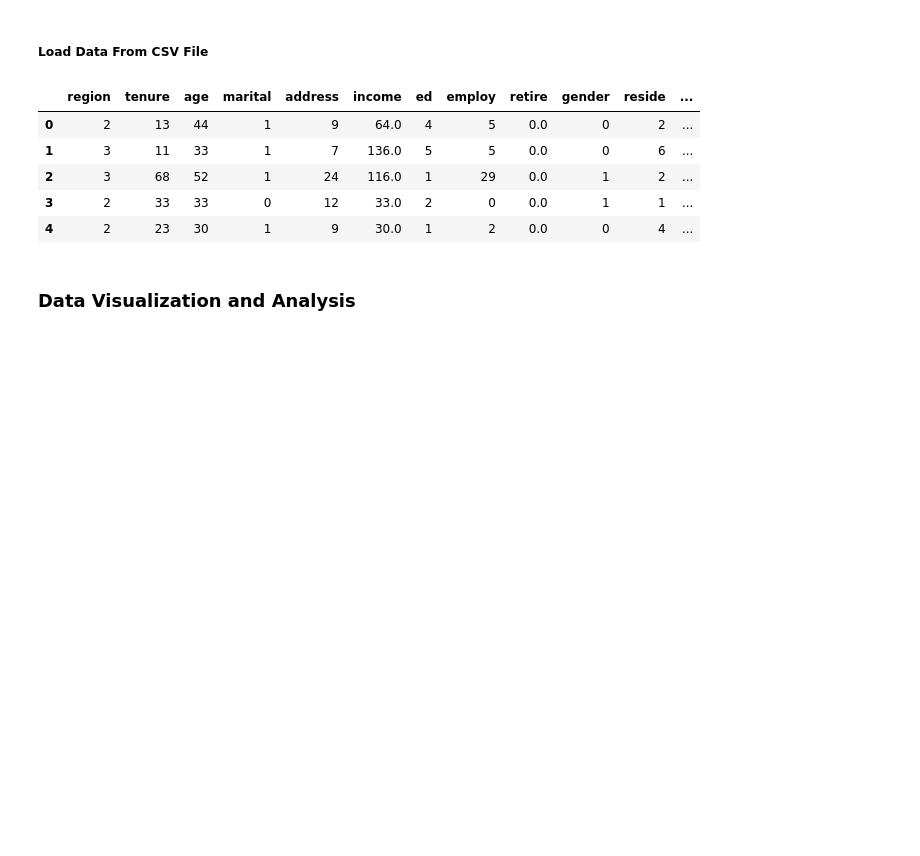
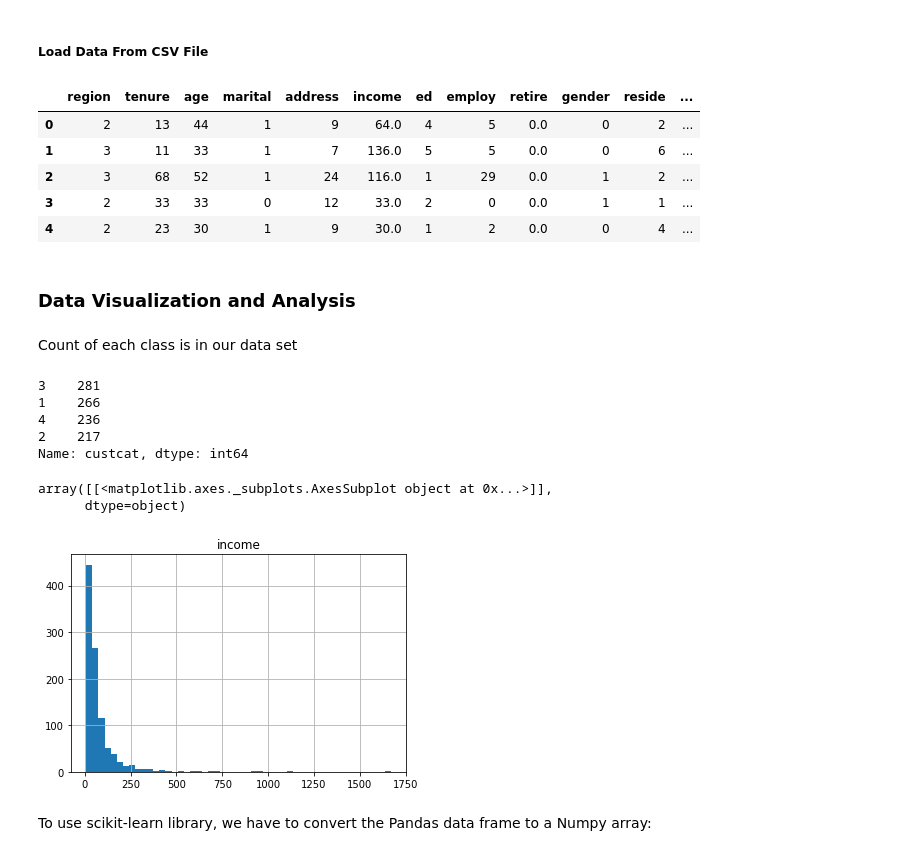
Before and after one commit to akshayca/personal-portfolio, a Jupyter notebook: Machine Learning Projects/K-Nearest Neighbours/K-Nearest Neighbours.ipynb, the cells around one changed output. Cells and saved outputs as stored; diff of their text form; code cells hidden in the pictures; blank space fills up the shorter version.

```diff
--- a/Machine Learning Projects/K-Nearest Neighbours/K-Nearest Neighbours.ipynb
+++ b/Machine Learning Projects/K-Nearest Neighbours/K-Nearest Neighbours.ipynb
@@ -42,3 +42,21 @@ df.head()
 | 4 | 2 | 23 | 30 | 1 | 9 | 30.0 | 1 | 2 | 0.0 | 0 | 4 | ... |
 # %% [markdown]
 ### Data Visualization and Analysis
+# %% [markdown]
+Count of each class is in our data set
+# %%
+df['custcat'].value_counts()
+# %% [output]
+3    281
+1    266
+4    236
+2    217
+Name: custcat, dtype: int64
+# %%
+df.hist(column='income', bins=50)
+# %% [output]
+array([[<matplotlib.axes._subplots.AxesSubplot object at 0x...>]],
+      dtype=object)
+[figure, added]
+# %% [markdown]
+To use scikit-learn library, we have to convert the Pandas data frame to a Numpy array:
```
Also changed, not shown: parts of 21 cells of this notebook.
